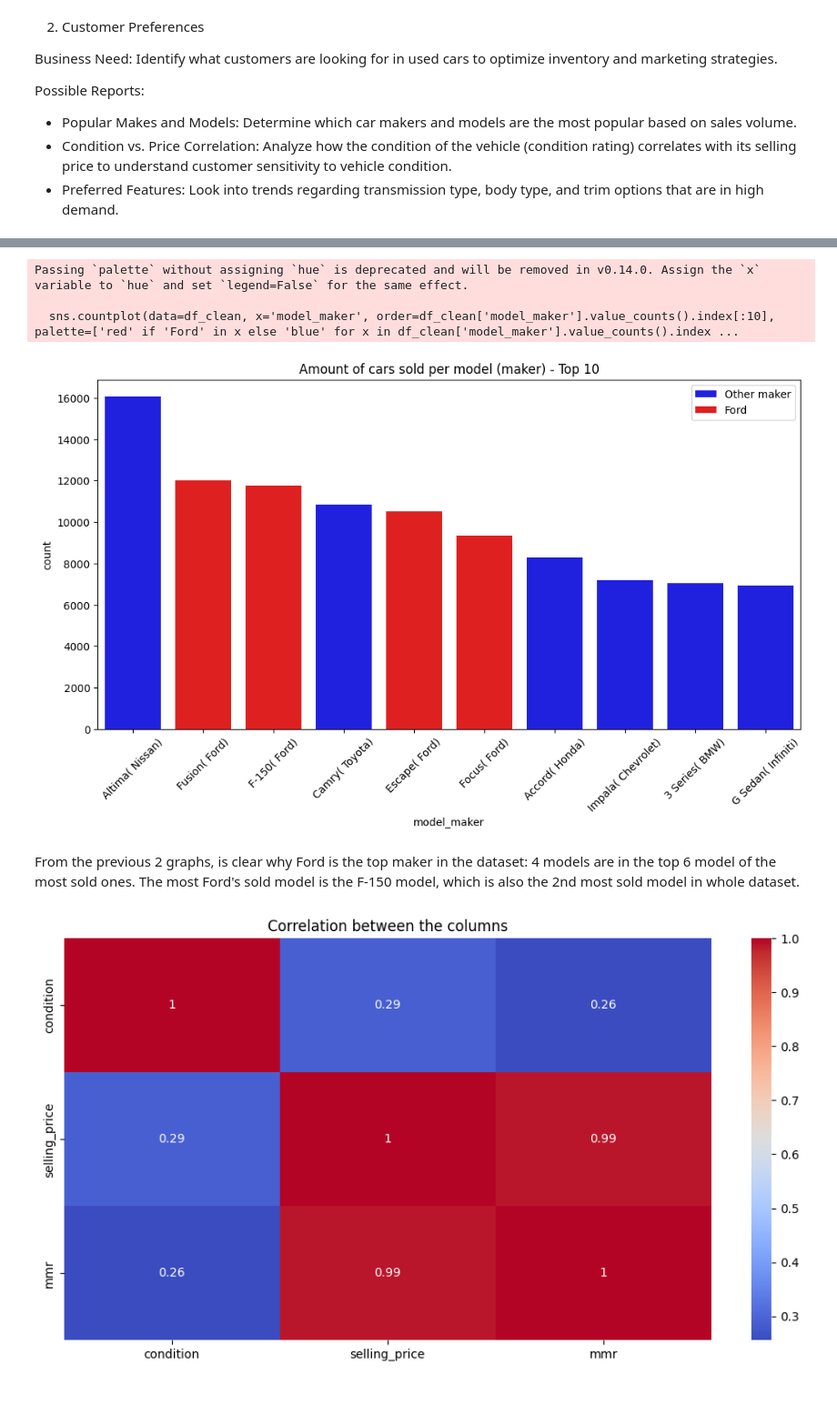
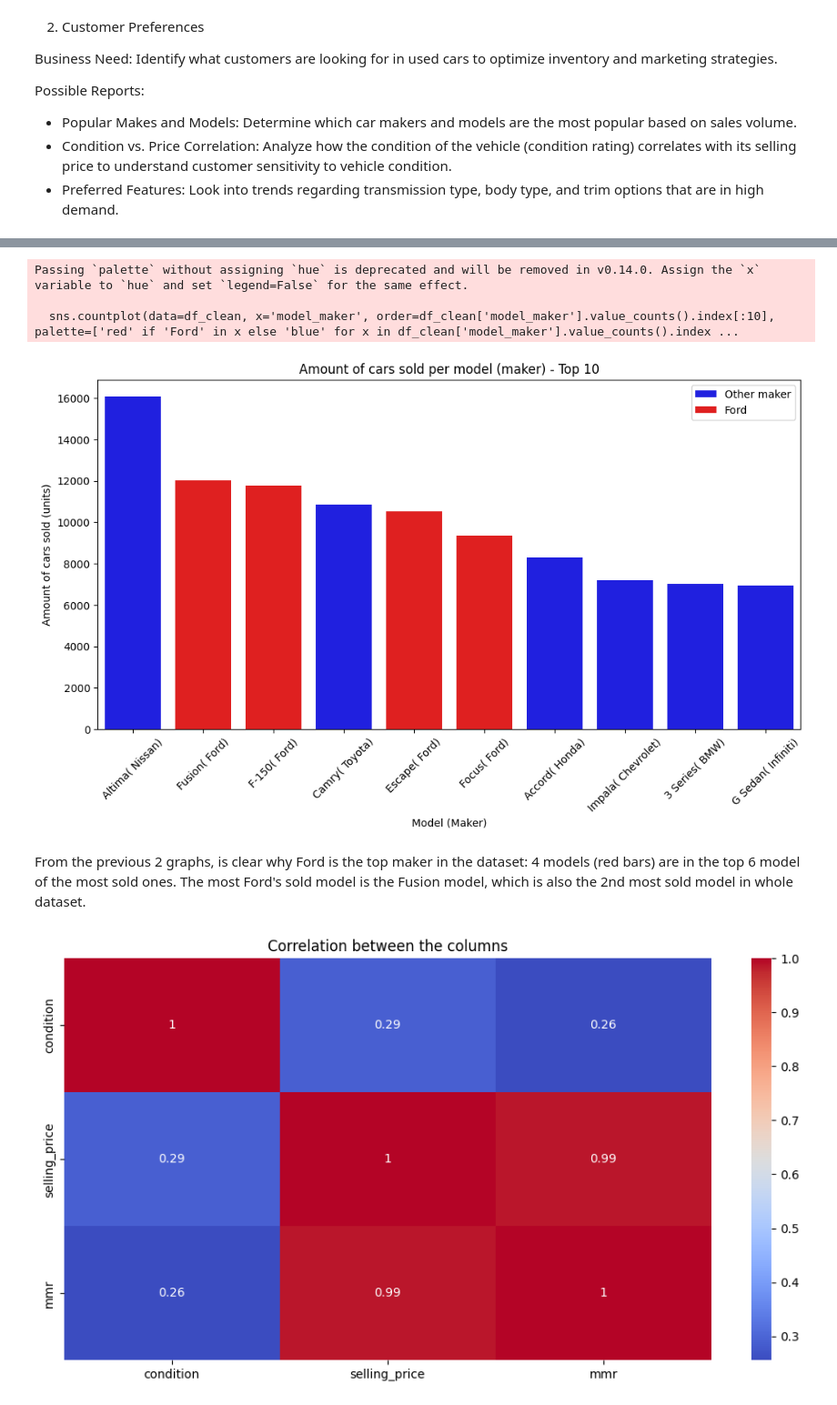
Before and after one commit to wizard86pz/cars_sales_us, a Jupyter notebook: ETL_cars.ipynb, the cells around one changed output, grey strips where cells are left out. Shown: that part at 91% size. Cells and saved outputs as stored; diff of their text form; code cells hidden in the pictures.

```diff
--- a/ETL_cars.ipynb
+++ b/ETL_cars.ipynb
@@ -536,20 +537,26 @@ plt.show()
 # %%
-#let's graph the amount of cars sold per model, showing the top 10 models
+#le'ts create a new column "model_maker" with the model and the maker of the car
 df_clean['model_maker'] = df_clean['model'] + '( ' + df_clean['maker'] + ')'
 
+#let's graph the amount of cars sold per model, showing the top 10 models
 plt.figure(figsize=(12,6))
 sns.countplot(data=df_clean, x='model_maker', order=df_clean['model_maker'].value_counts().index[:10], palette=['red' if 'Ford' in x else 'blue' for x in df_clean['model_maker'].value_counts().index[:10]])
 plt.title('Amount of cars sold per model (maker) - Top 10')
 plt.xticks(rotation=45)
+plt.xlabel('Model (Maker)')
+plt.ylabel('Amount of cars sold (units)')
 plt.legend(['Other maker','Ford'])
 plt.show()
+
+#let's drop the column "model_maker" since we will not use it anymore
+df_clean.drop(columns=['model_maker'], inplace=True)
 # %% [output]
 Passing `palette` without assigning `hue` is deprecated and will be removed in v0.14.0. Assign the `x` variable to `hue` and set `legend=False` for the same effect.
 
   sns.countplot(data=df_clean, x='model_maker', order=df_clean['model_maker'].value_counts().index[:10], palette=['red' if 'Ford' in x else 'blue' for x in df_clean['model_maker'].value_counts().index ...
-[figure, old version]
+[figure, new version]
 # %% [markdown]
-From the previous 2 graphs, is clear why Ford is the top maker in the dataset: 4 models are in the top 6 model of the most sold ones. The most Ford's sold model is the F-150 model, which is also the 2nd most sold model in whole dataset.
+From the previous 2 graphs, is clear why Ford is the top maker in the dataset: 4 models (red bars) are in the top 6 model of the most sold ones. The most Ford's sold model is the Fusion model, which is also the 2nd most sold model in whole dataset.
 # %%
 #caluculate the correlation between the columns "condition" and "selling_price"
 corr = df_clean[['condition','selling_price','mmr']].corr()
```
Also changed, not shown: parts of 16 cells of this notebook.
